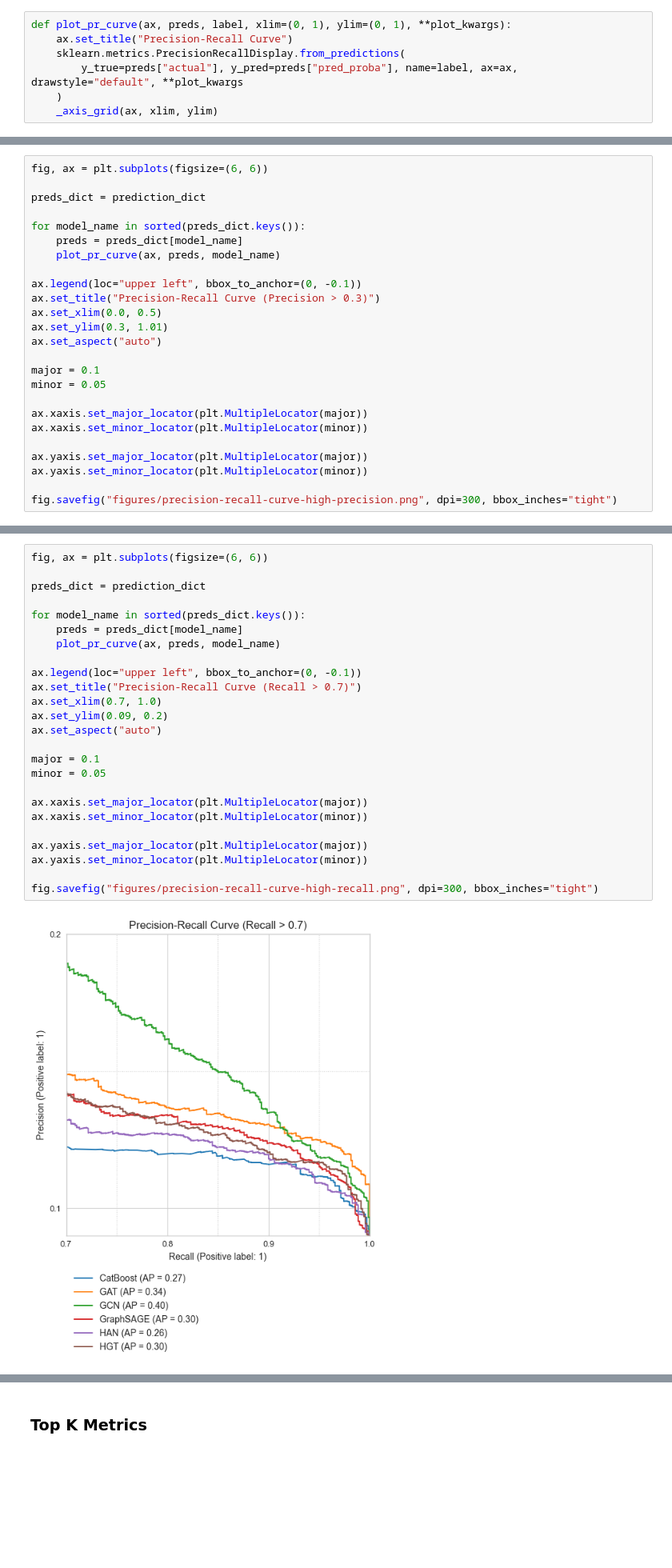
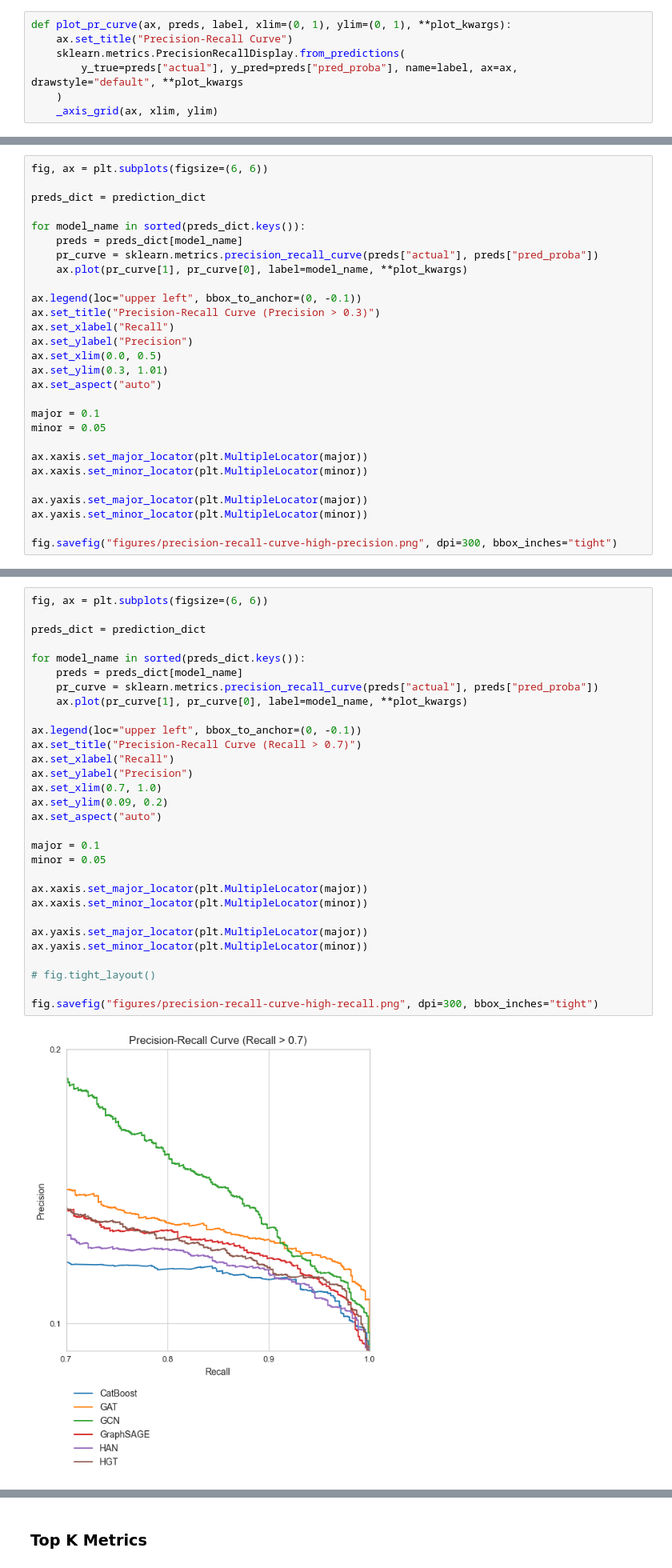
Before and after one commit to domvwt/msc-thesis, a Jupyter notebook: notebooks/17-full-evaluation.ipynb, the cells around one changed output, grey strips where cells are left out. Shown at 80% size. Drawn from its saved outputs; the diff is of its cells as text; blank space fills up the shorter version.

```diff
--- a/notebooks/17-full-evaluation.ipynb
+++ b/notebooks/17-full-evaluation.ipynb
@@ -99,10 +99,13 @@ preds_dict = prediction_dict
 
 for model_name in sorted(preds_dict.keys()):
     preds = preds_dict[model_name]
-    plot_pr_curve(ax, preds, model_name)
+    pr_curve = sklearn.metrics.precision_recall_curve(preds["actual"], preds["pred_proba"])
+    ax.plot(pr_curve[1], pr_curve[0], label=model_name, **plot_kwargs)
 
 ax.legend(loc="upper left", bbox_to_anchor=(0, -0.1))
 ax.set_title("Precision-Recall Curve (Precision > 0.3)")
+ax.set_xlabel("Recall")
+ax.set_ylabel("Precision")
 ax.set_xlim(0.0, 0.5)
 ax.set_ylim(0.3, 1.01)
 ax.set_aspect("auto")
@@ -122,30 +125,35 @@ fig.savefig("figures/precision-recall-curve-high-precision.png", dpi=300, bbox_i
 # %%
 fig, ax = plt.subplots(figsize=(6, 6))
 
 preds_dict = prediction_dict
 
 for model_name in sorted(preds_dict.keys()):
     preds = preds_dict[model_name]
-    plot_pr_curve(ax, preds, model_name)
+    pr_curve = sklearn.metrics.precision_recall_curve(preds["actual"], preds["pred_proba"])
+    ax.plot(pr_curve[1], pr_curve[0], label=model_name, **plot_kwargs)
 
 ax.legend(loc="upper left", bbox_to_anchor=(0, -0.1))
 ax.set_title("Precision-Recall Curve (Recall > 0.7)")
+ax.set_xlabel("Recall")
+ax.set_ylabel("Precision")
 ax.set_xlim(0.7, 1.0)
 ax.set_ylim(0.09, 0.2)
 ax.set_aspect("auto")
 
 major = 0.1
 minor = 0.05
 
 ax.xaxis.set_major_locator(plt.MultipleLocator(major))
 ax.xaxis.set_minor_locator(plt.MultipleLocator(minor))
 
 ax.yaxis.set_major_locator(plt.MultipleLocator(major))
 ax.yaxis.set_minor_locator(plt.MultipleLocator(minor))
 
+# fig.tight_layout()
+
 fig.savefig("figures/precision-recall-curve-high-recall.png", dpi=300, bbox_inches="tight")
 # %% [output]
-[figure, old version]
+[figure, new version]
 # %%
 def plot_precision_at_threshold(ax, preds, label, xlim=(0, 1), ylim=(0, 1), **plot_kwargs):
     ax.set_title("Precision at Threshold")
```
Also changed, not shown: parts of 27 cells of this notebook, 13 other files.
